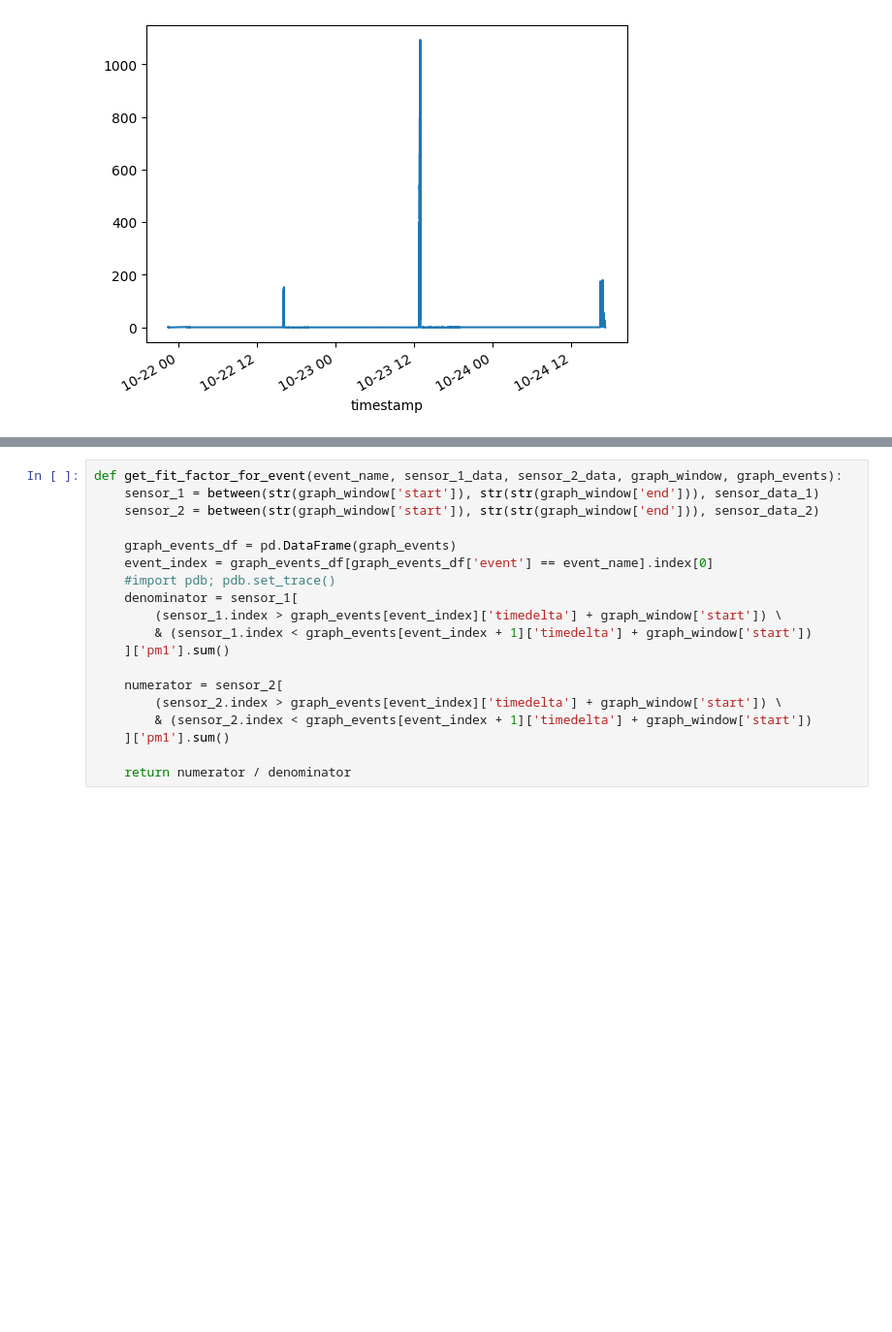
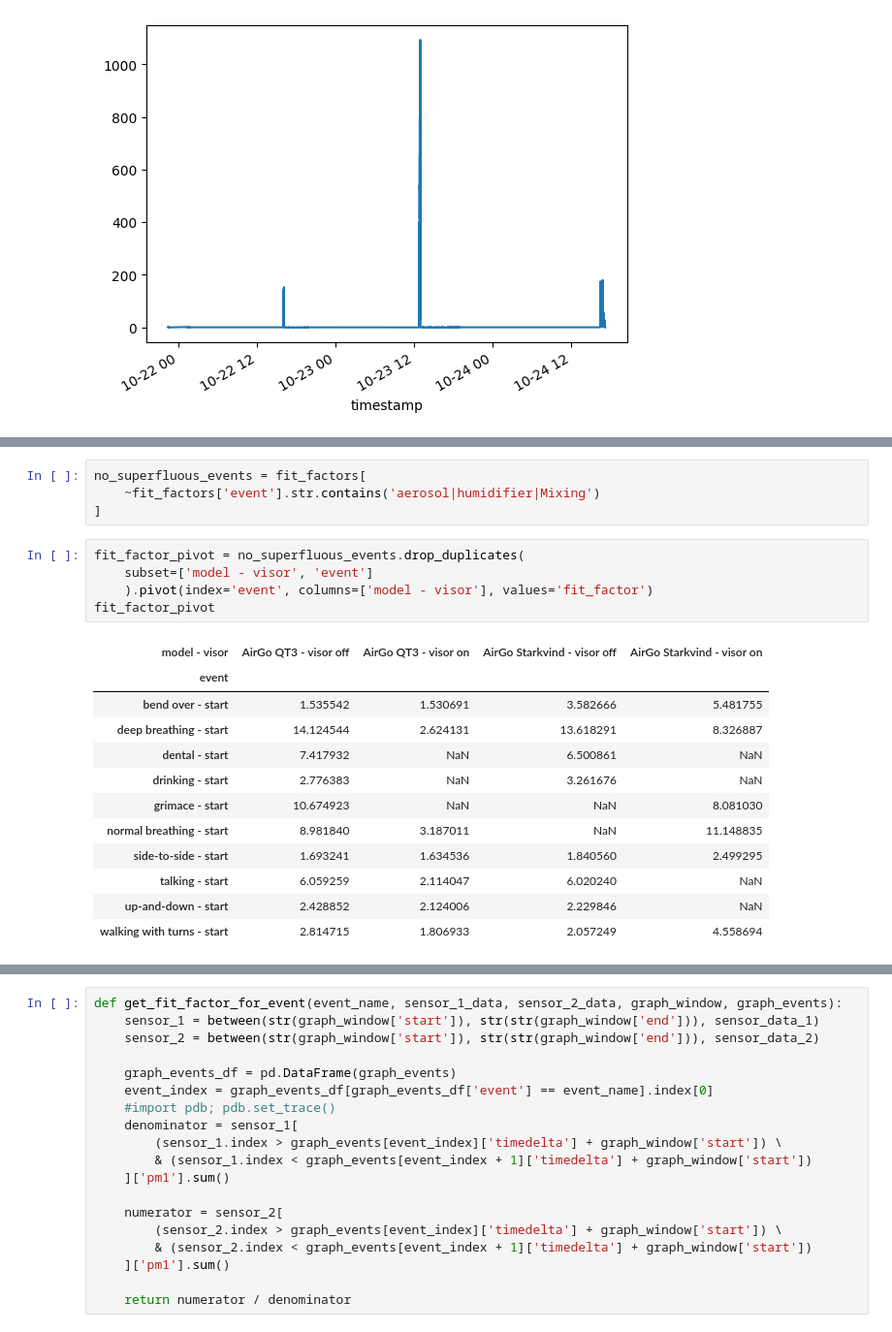
Before and after one commit to Edderic/iaq, a Jupyter notebook: airgo-2-sensors.ipynb, the cells around one changed output, grey strips where cells are left out. Shown at 97% size. Cells and saved outputs as stored; diff of their text form; blank space fills up the shorter version.

```diff
--- a/airgo-2-sensors.ipynb
+++ b/airgo-2-sensors.ipynb
@@ -409,0 +549,22 @@ def get_fit_factor_between_two_events(event_index, time_of_interest_1, time_of_i
+# %%
+no_superfluous_events = fit_factors[
+    ~fit_factors['event'].str.contains('aerosol|humidifier|Mixing')
+]
+# %%
+fit_factor_pivot = no_superfluous_events.drop_duplicates(
+    subset=['model - visor', 'event']
+    ).pivot(index='event', columns=['model - visor'], values='fit_factor')
+fit_factor_pivot
+# %% [output]
+| model - visor | AirGo QT3 - visor off | AirGo QT3 - visor on | AirGo Starkvind - visor off | AirGo Starkvind - visor on |
+| event |  |  |  |  |
+| bend over - start | 1.535542 | 1.530691 | 3.582666 | 5.481755 |
+| deep breathing - start | 14.124544 | 2.624131 | 13.618291 | 8.326887 |
+| dental - start | 7.417932 | NaN | 6.500861 | NaN |
+| drinking - start | 2.776383 | NaN | 3.261676 | NaN |
+| grimace - start | 10.674923 | NaN | NaN | 8.081030 |
+| normal breathing - start | 8.981840 | 3.187011 | NaN | 11.148835 |
+| side-to-side - start | 1.693241 | 1.634536 | 1.840560 | 2.499295 |
+| talking - start | 6.059259 | 2.114047 | 6.020240 | NaN |
+| up-and-down - start | 2.428852 | 2.124006 | 2.229846 | NaN |
+| walking with turns - start | 2.814715 | 1.806933 | 2.057249 | 4.558694 |
```
Also changed, not shown: parts of 18 cells of this notebook.
